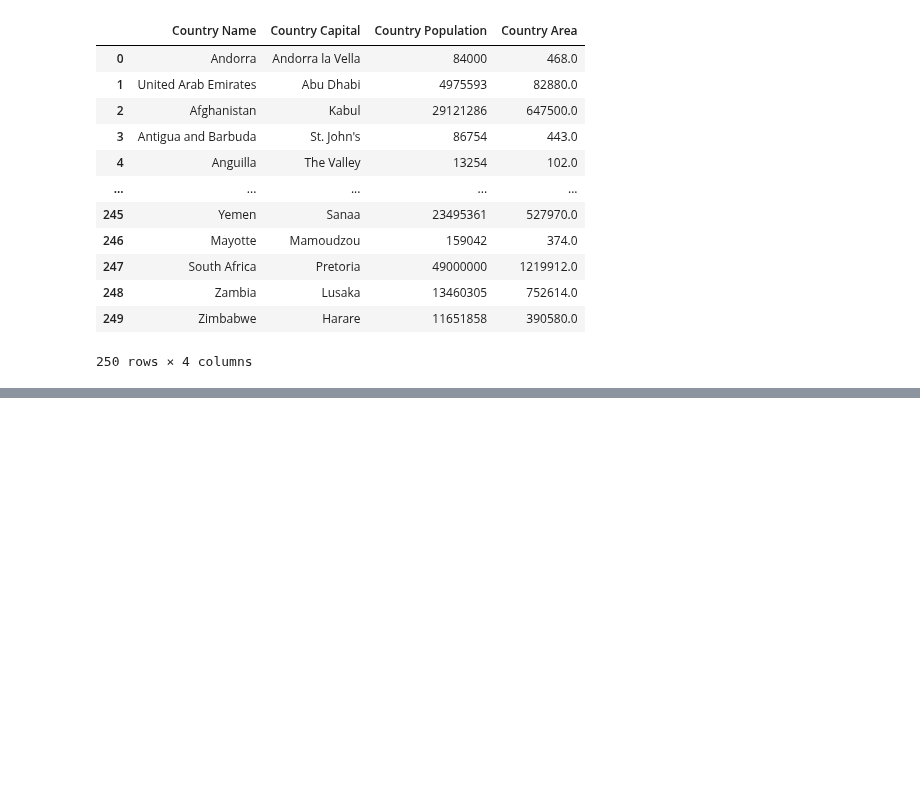
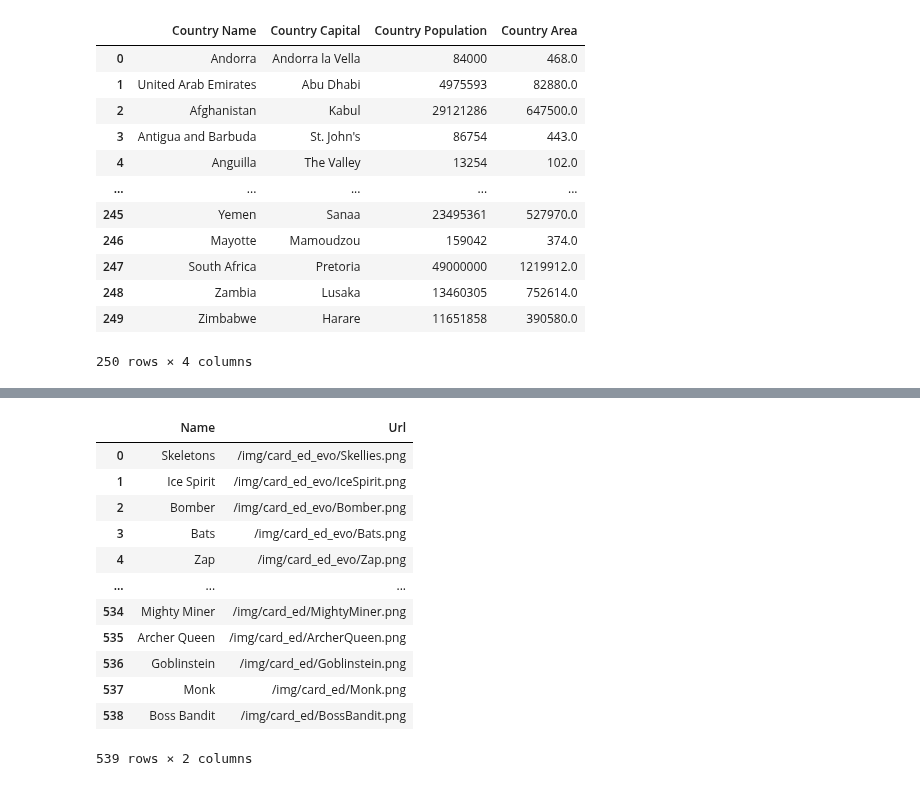
Before and after one commit to Ahmadhumayoun/DataAnalysisClassJune2026, a Jupyter notebook: 05_WebScrapping/webscrappingIntro.ipynb, the cells around one changed output, grey strips where cells are left out. Saved outputs shown, nothing was run; the diff lists cells and outputs as text; code cells hidden in the pictures; blank space fills up the shorter version.

Commit message:
image scrapping

```diff
--- a/05_WebScrapping/webscrappingIntro.ipynb
+++ b/05_WebScrapping/webscrappingIntro.ipynb
@@ -46,0 +81,33 @@ countryInfoDataFram
+# %%
+baseurl = "https://www.deckshop.pro"
+
+re = r.get(f"{baseurl}/card/list")
+
+soup = bs(re.content,"html.parser")
+
+imagesUrl = soup.find_all("img",class_="card")
+
+ImageUrlData = {"Name":[],"Url":[]}
+for eachUrl in imagesUrl:
+    # print(eachUrl)
+    ImageUrlData["Name"].append(str(eachUrl.get("alt")).strip())
+    ImageUrlData["Url"].append(str(eachUrl.get("src")).strip())
+
+import pandas as pd
+
+imagedf = pd.DataFrame(ImageUrlData)
+imagedf
+# %% [output]
+|  | Name | Url |
+| 0 | Skeletons | /img/card_ed_evo/Skellies.png |
+| 1 | Ice Spirit | /img/card_ed_evo/IceSpirit.png |
+| 2 | Bomber | /img/card_ed_evo/Bomber.png |
+| 3 | Bats | /img/card_ed_evo/Bats.png |
+| 4 | Zap | /img/card_ed_evo/Zap.png |
+| ... | ... | ... |
+| 534 | Mighty Miner | /img/card_ed/MightyMiner.png |
+| 535 | Archer Queen | /img/card_ed/ArcherQueen.png |
+| 536 | Goblinstein | /img/card_ed/Goblinstein.png |
+| 537 | Monk | /img/card_ed/Monk.png |
+| 538 | Boss Bandit | /img/card_ed/BossBandit.png |
+539 rows × 2 columns
```
Also changed, not shown: parts of 6 cells of this notebook, 28 other files.
